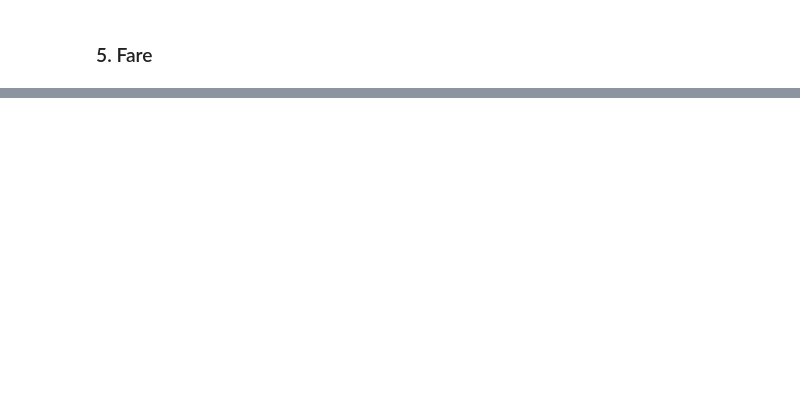
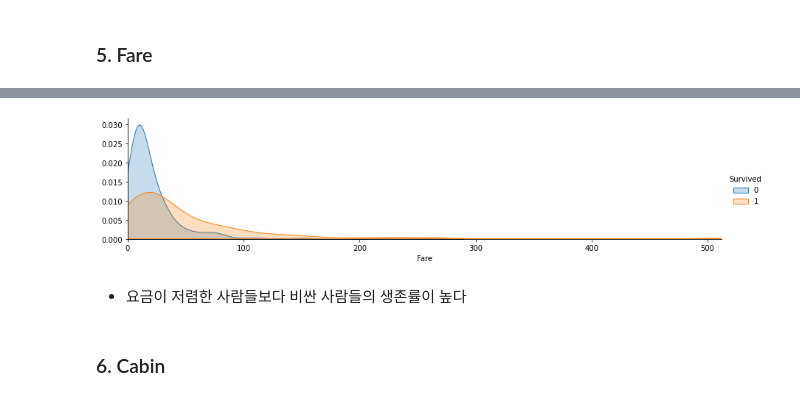
Before and after one commit to DestinyKim/Selfstudy_repo, a Jupyter notebook: ML2_데이터 전처리.ipynb, the cells around one changed output, grey strips where cells are left out. Saved outputs shown, nothing was run; the diff lists cells and outputs as text; code cells hidden in the pictures; blank space fills up the shorter version.

```diff
--- a/ML2_데이터 전처리.ipynb
+++ b/ML2_데이터 전처리.ipynb
@@ -534,0 +517,11 @@ train.head(50)
+# %%
+facet = sns.FacetGrid(train, hue="Survived",aspect=4)
+facet.map(sns.kdeplot,'Fare',shade= True)
+facet.set(xlim=(0, train['Fare'].max()))
+facet.add_legend()
+
+plt.show()
+# %% [output]
+[figure, added]
+# %% [markdown]
+* 요금이 저렴한 사람들보다 비싼 사람들의 생존률이 높다
@@ -534,0 +534,2 @@ train.head(50)
+# %% [markdown]
+### 6. Cabin
```
Also changed, not shown: parts of 20 cells of this notebook.
